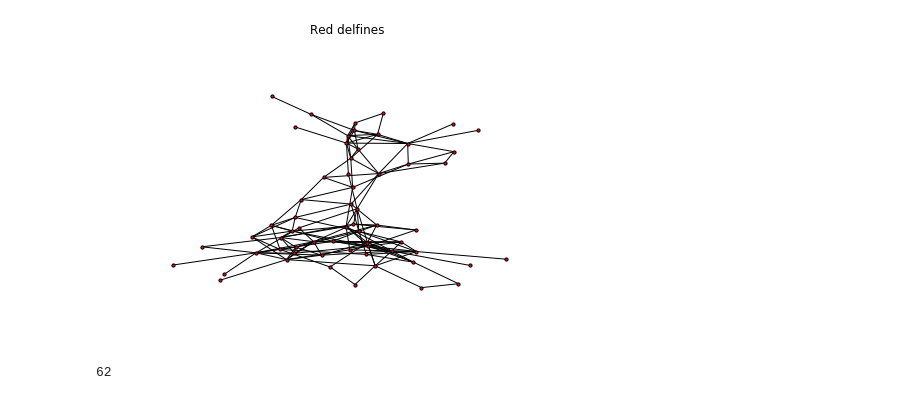
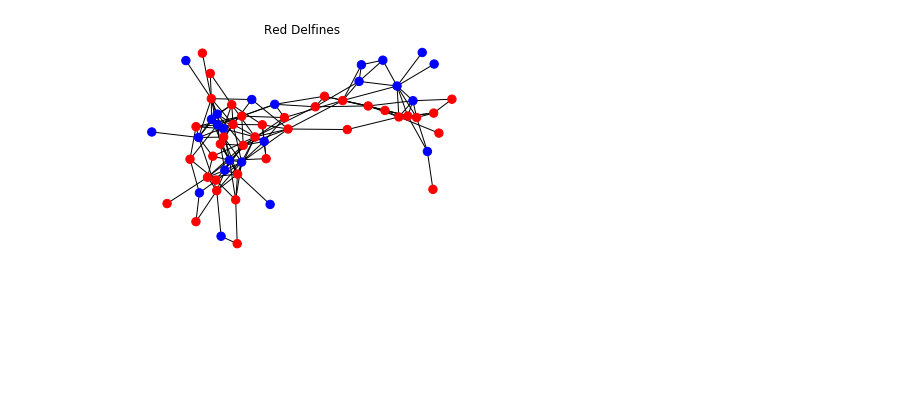
Before and after one commit to vms10/redestcs, a Jupyter notebook: Ejercicio2.ipynb, the cells around one changed output. Saved outputs shown, nothing was run; the diff lists cells and outputs as text; code cells hidden in the pictures; blank space fills up the shorter version.

Commit message:
nodos con color

```diff
--- a/Ejercicio2.ipynb
+++ b/Ejercicio2.ipynb
@@ -13,15 +13,26 @@ import networkx as nx
 import matplotlib.pyplot as plt
 import pandas as pd
 
-red_delfines=ldata("data/new_dolphins.gml")
+red_delfines=ldata("data/dolphins.gml")
+genero=ldata("data/dolphinsGender.txt")
-# %%
-G=nx.read_gml("data/new_dolphins.gml")
-nx.draw(G, with_labels=False, font_weight='bold',node_size=10)
-plt.title("Red delfines")
-plt.show()
-# %% [output]
-[figure, removed]
-# %%
-G.number_of_nodes()
-# %% [output]
-62
+# %%
+G=nx.read_gml("data/dolphins.gml")
+
+options={'with_labels':False,
+        'node_color':["blue" if g=="f" else "red" for n,g in genero],
+        'font_weight':'bold',
+        'node_size':70}
+
+plt.title("Red Delfines")
+#plt.subplot(221)
+#nx.draw_random(G, **options)
+
+#plt.subplot(222)
+#nx.draw_circular(G, **options)
+
+#plt.subplot(223)
+#nx.draw_spectral(G, **options)
+
+nx.draw(G,**options)
+# %% [output]
+[figure, added]
```
Also changed, not shown: parts of 1 cell of this notebook.
